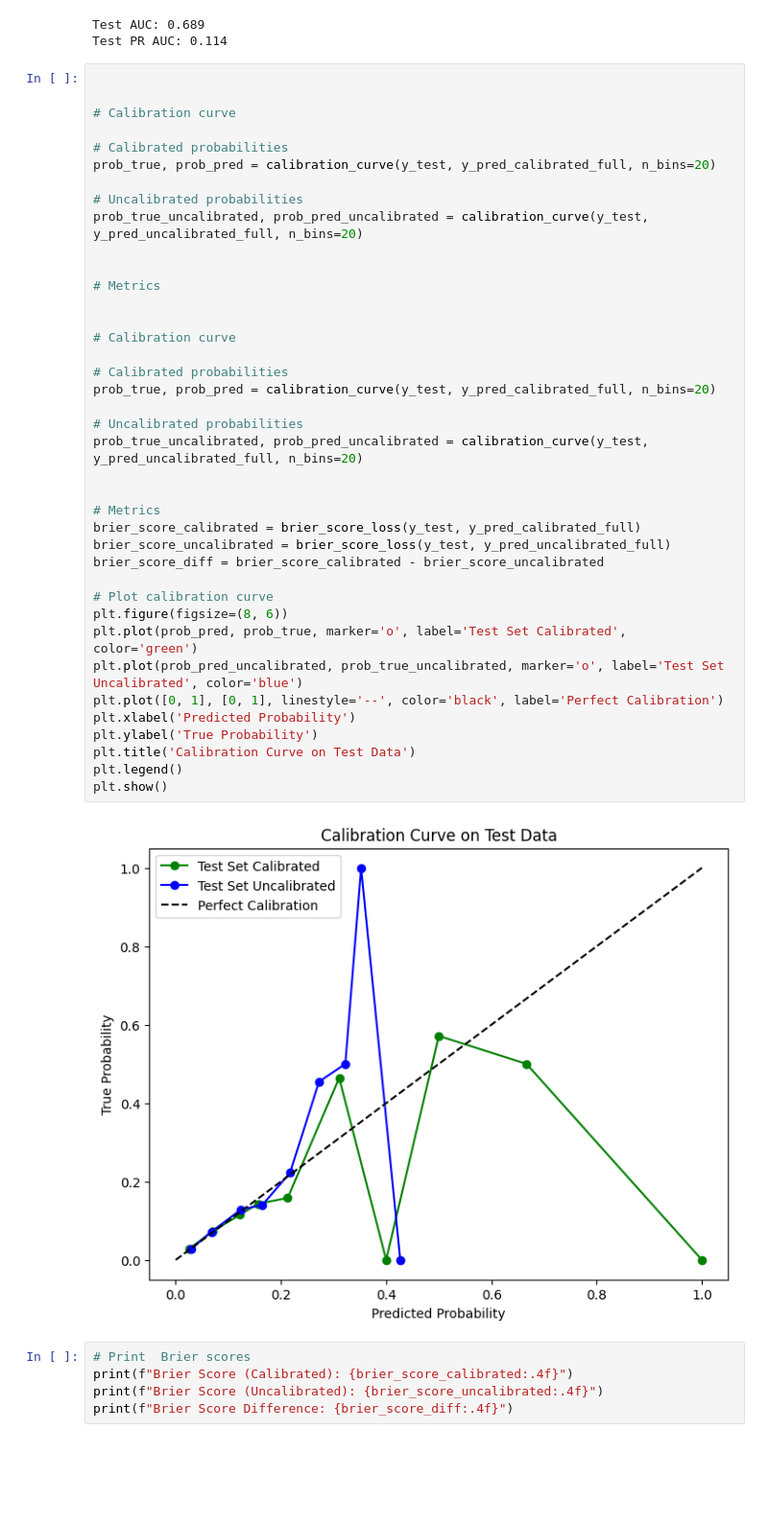
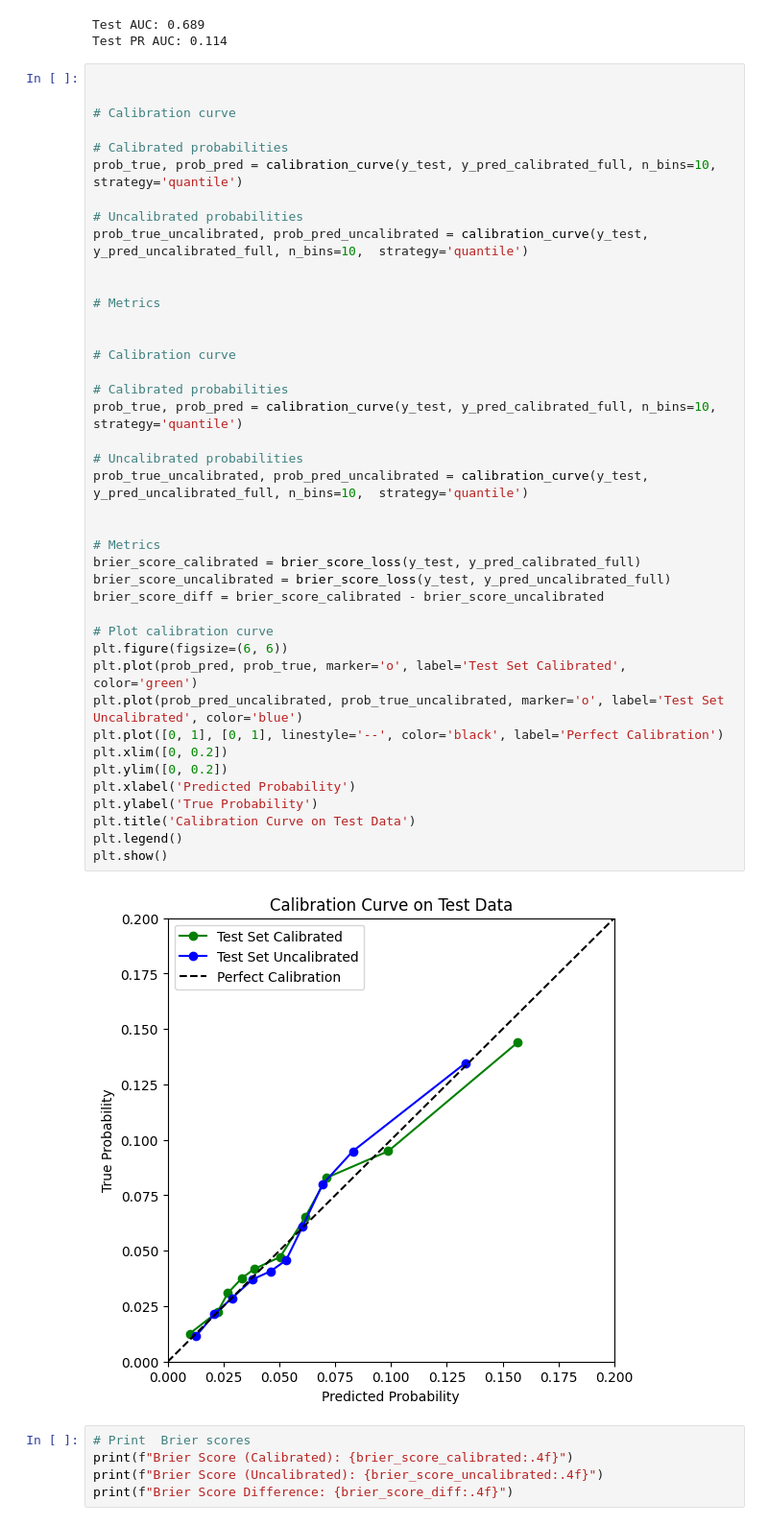
Before and after one commit to polinaknutssonklarna/model_development, a Jupyter notebook: model_development/5_calibration.ipynb, the cells around one changed output. Shown: that part at 96% size. Cells and saved outputs as stored; diff of their text form; blank space fills up the shorter version.

```diff
--- a/model_development/5_calibration.ipynb
+++ b/model_development/5_calibration.ipynb
@@ -514,41 +535,43 @@ Test PR AUC: 0.114
 # Calibration curve
 
 # Calibrated probabilities
-prob_true, prob_pred = calibration_curve(y_test, y_pred_calibrated_full, n_bins=20)
+prob_true, prob_pred = calibration_curve(y_test, y_pred_calibrated_full, n_bins=10,  strategy='quantile')
 
 # Uncalibrated probabilities
-prob_true_uncalibrated, prob_pred_uncalibrated = calibration_curve(y_test, y_pred_uncalibrated_full, n_bins=20)
+prob_true_uncalibrated, prob_pred_uncalibrated = calibration_curve(y_test, y_pred_uncalibrated_full, n_bins=10,  strategy='quantile')
 
 
 # Metrics
 
 
 # Calibration curve
 
 # Calibrated probabilities
-prob_true, prob_pred = calibration_curve(y_test, y_pred_calibrated_full, n_bins=20)
+prob_true, prob_pred = calibration_curve(y_test, y_pred_calibrated_full, n_bins=10,  strategy='quantile')
 
 # Uncalibrated probabilities
-prob_true_uncalibrated, prob_pred_uncalibrated = calibration_curve(y_test, y_pred_uncalibrated_full, n_bins=20)
+prob_true_uncalibrated, prob_pred_uncalibrated = calibration_curve(y_test, y_pred_uncalibrated_full, n_bins=10,  strategy='quantile')
 
 
 # Metrics
 brier_score_calibrated = brier_score_loss(y_test, y_pred_calibrated_full)
 brier_score_uncalibrated = brier_score_loss(y_test, y_pred_uncalibrated_full)
 brier_score_diff = brier_score_calibrated - brier_score_uncalibrated
 
 # Plot calibration curve
-plt.figure(figsize=(8, 6))
+plt.figure(figsize=(6, 6))
 plt.plot(prob_pred, prob_true, marker='o', label='Test Set Calibrated', color='green')
 plt.plot(prob_pred_uncalibrated, prob_true_uncalibrated, marker='o', label='Test Set Uncalibrated', color='blue')
 plt.plot([0, 1], [0, 1], linestyle='--', color='black', label='Perfect Calibration')
+plt.xlim([0, 0.2])
+plt.ylim([0, 0.2])
 plt.xlabel('Predicted Probability')
 plt.ylabel('True Probability')
 plt.title('Calibration Curve on Test Data')
 plt.legend()
 plt.show()
 # %% [output]
-[figure, old version]
+[figure, new version]
 # %%
 # Print  Brier scores
 print(f"Brier Score (Calibrated): {brier_score_calibrated:.4f}")
```
Also changed, not shown: parts of 4 cells of this notebook.
